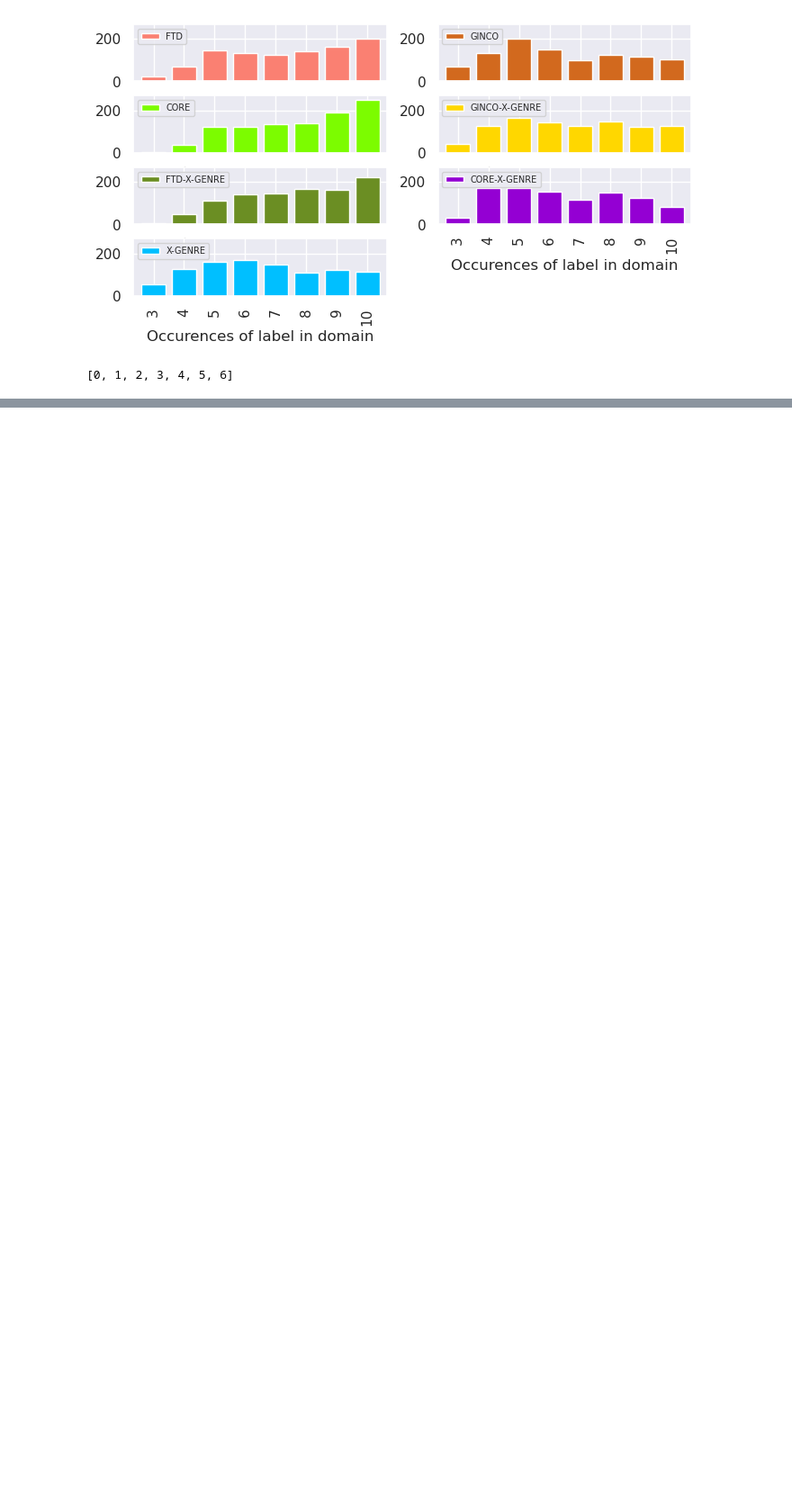
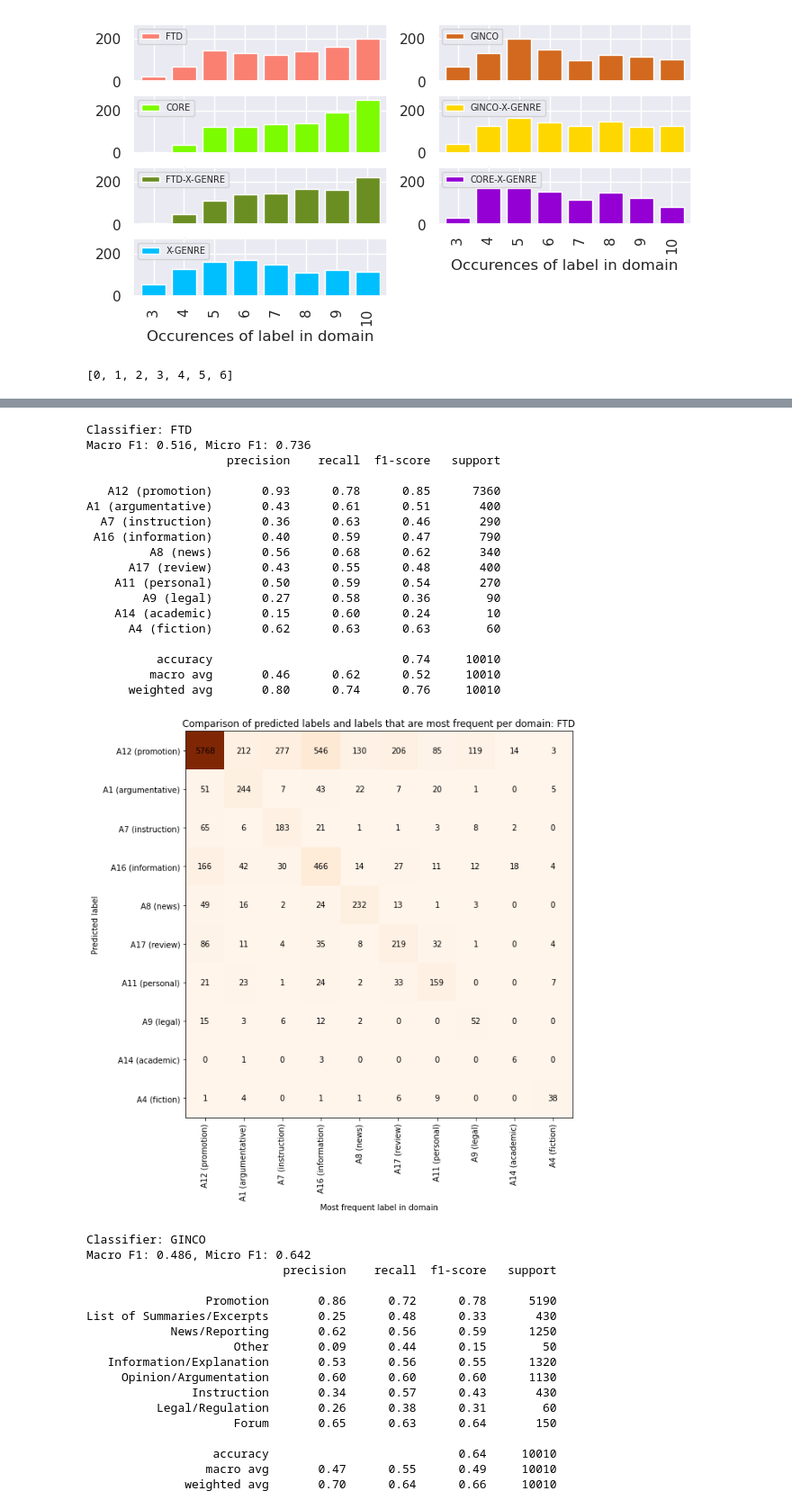
Before and after one commit to TajaKuzman/Genre-Datasets-Comparison, a Jupyter notebook: 6.2-Label-comparison-per-domain-MaCoCu-sample.ipynb, the cells around one changed output, grey strips where cells are left out. Shown at 90% size. Saved outputs shown, nothing was run; the diff lists cells and outputs as text; code cells hidden in the pictures; blank space fills up the shorter version.

```diff
--- a/6.2-Label-comparison-per-domain-MaCoCu-sample.ipynb
+++ b/6.2-Label-comparison-per-domain-MaCoCu-sample.ipynb
@@ -351,3 +360,9 @@ genre_distribution.head(1)
 # %%
 # Save the dataframe
 genre_distribution.to_csv("MaCoCu-sample-with-predictions-genre-distribution-in-domains.csv", sep="\t")
+# %%
+# Add this information to the instance-level dataframe
+
+# Open the genre distribution df
+genre_distribution = pd.read_csv("MaCoCu-sample-with-predictions-genre-distribution-in-domains.csv", sep="\t", index_col=0)
+genre_distribution.head(2)
@@ -502,0 +591,11 @@ list(range(7))
+# %%
+# Create a dataframe with label distribution per classifier
+
+def label_in_domain_distribution(classifier, corpus):
+	new_df = pd.DataFrame({f"most frequent label in domain: {classifier}": list(zip(list(corpus[f"most_frequent_label_{classifier}"].value_counts().to_dict().keys()), [round(x,2) for x in list(corpus[f"most_frequent_label_{classifier}"].value_counts(normalize=True).to_dict().values())]))})
+	return new_df
+
+# Print out for all classifiers
+for i in classifiers:
+	new_df = label_in_domain_distribution(i, genre_distribution)
+	print(new_df.to_markdown(index=False))
@@ -502,0 +623,3 @@ list(range(7))
+# %%
+# Open the extended corpus
+extended_corpus = corpus
@@ -502,0 +710,49 @@ list(range(7))
+# %%
+results_dict= {'Classifier': [], 'Macro F1': [], 'Micro F1': [], 'Macro precision': [], 'Macro recall': []}
+
+for classifier in classifiers:
+	results_report = scores_based_on_domain_signal(classifier)
+	results_dict['Classifier'].append(results_report["classifier"])
+	results_dict['Macro F1'].append(results_report['Macro F1'])
+	results_dict['Micro F1'].append(results_report['Micro F1'])
+	results_dict['Macro precision'].append(results_report['Macro precision'])
+	results_dict['Macro recall'].append(results_report['Macro recall'])
+
+results_dict
+# %% [output]
+Classifier: FTD
+Macro F1: 0.516, Micro F1: 0.736
+                    precision    recall  f1-score   support
+
+   A12 (promotion)       0.93      0.78      0.85      7360
+A1 (argumentative)       0.43      0.61      0.51       400
+  A7 (instruction)       0.36      0.63      0.46       290
+ A16 (information)       0.40      0.59      0.47       790
+         A8 (news)       0.56      0.68      0.62       340
+      A17 (review)       0.43      0.55      0.48       400
+    A11 (personal)       0.50      0.59      0.54       270
+        A9 (legal)       0.27      0.58      0.36        90
+    A14 (academic)       0.15      0.60      0.24        10
+      A4 (fiction)       0.62      0.63      0.63        60
+
+          accuracy                           0.74     10010
+         macro avg       0.46      0.62      0.52     10010
+      weighted avg       0.80      0.74      0.76     10010
+[figure, added]
+Classifier: GINCO
+Macro F1: 0.486, Micro F1: 0.642
+                            precision    recall  f1-score   support
+
+                 Promotion       0.86      0.72      0.78      5190
+List of Summaries/Excerpts       0.25      0.48      0.33       430
+            News/Reporting       0.62      0.56      0.59      1250
+                     Other       0.09      0.44      0.15        50
+   Information/Explanation       0.53      0.56      0.55      1320
+     Opinion/Argumentation       0.60      0.60      0.60      1130
+               Instruction       0.34      0.57      0.43       430
+          Legal/Regulation       0.26      0.38      0.31        60
+                     Forum       0.65      0.63      0.64       150
+
+                  accuracy                           0.64     10010
+                 macro avg       0.47      0.55      0.49     10010
+              weighted avg       0.70      0.64      0.66     10010
```
Also changed, not shown: parts of 29 cells of this notebook, 1 other file.
